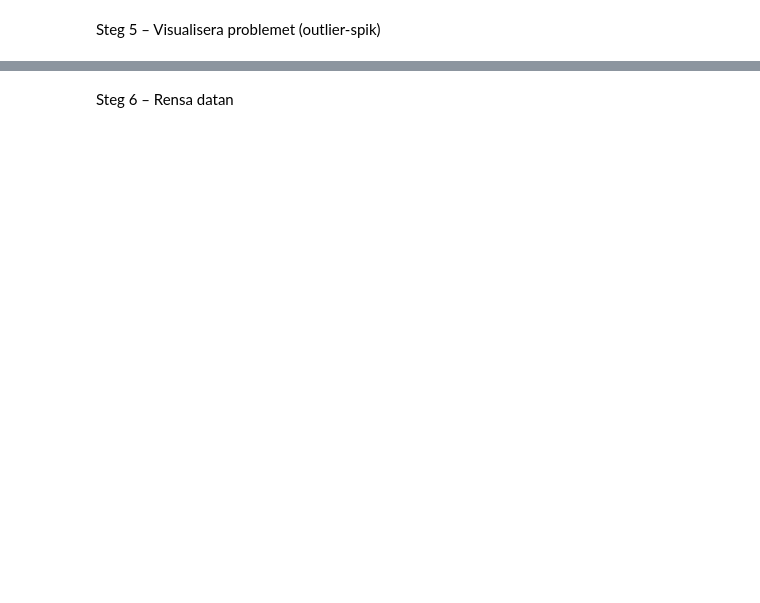
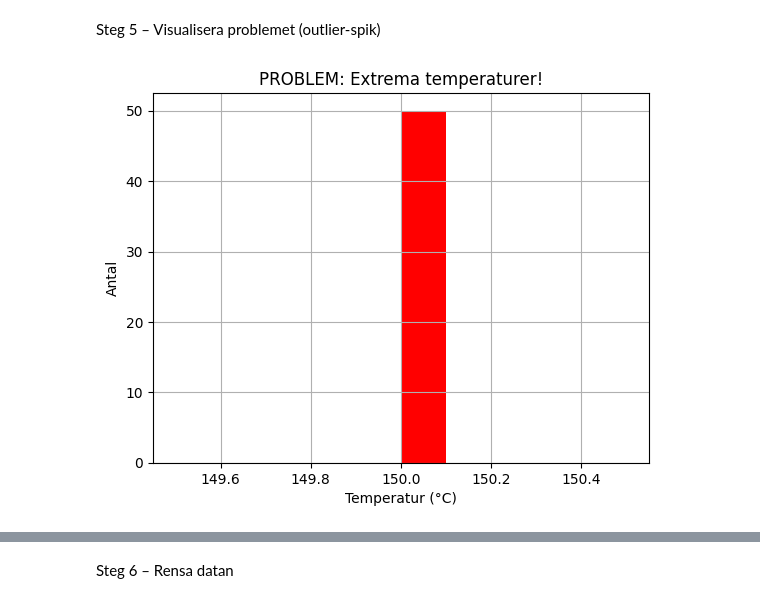
Before and after one commit to TheProgrammer1000/big-data-iot-labs, a Jupyter notebook: lab2-datarensning/Lab2/Lab2-Datarensning.ipynb, the cells around one changed output, grey strips where cells are left out. Cells and saved outputs as stored; diff of their text form; code cells hidden in the pictures; blank space fills up the shorter version.

Commit message:
nästan klar med lab2 bara visualisering kvar

```diff
--- a/lab2-datarensning/Lab2/Lab2-Datarensning.ipynb
+++ b/lab2-datarensning/Lab2/Lab2-Datarensning.ipynb
@@ -32,6 +34,9 @@ För att läsa in och spara datafiler, finns det två sätt via Git eller Google
 https://www.notion.so/Lab2-Datarensning-2aa9de1f0d8380ab9e64e60eb26c7656?source=copy_link
 # %%
 # läsa in den smutsiga datan, sparade från lab 1
+
+
+df = pd.read_csv('raw_energydata.csv')
 # %%
 print(f"  • {200} saknade värden (NaN)")
 print(f"  • {150} dubbletter")
@@ -81,12 +222,14 @@ temp_outliners
 Steg 5 – Visualisera problemet (outlier-spik)
 # %%
 # Graf 1: Visa BARA de extrema temperaturerna (över 50°C)
-extrema_temp = df_home_home[data['Temp_Kök_C'] > 50]['Temp_Kök_C']
+extrema_temp = df[df['Temp_Kök_C'] > 35]['Temp_Kök_C']
 extrema_temp.hist(color='red')
 plt.title('PROBLEM: Extrema temperaturer!')
 plt.xlabel('Temperatur (°C)')
 plt.ylabel('Antal')
 plt.show()
+# %% [output]
+[figure, added]
 # %%
 print(" GRAF 1 VISAR:")
 print(f"• {len(extrema_temp)} temperaturer vid {extrema_temp.iloc[0]:.0f}°C")
```
Also changed, not shown: parts of 28 cells of this notebook, 1 other file.
